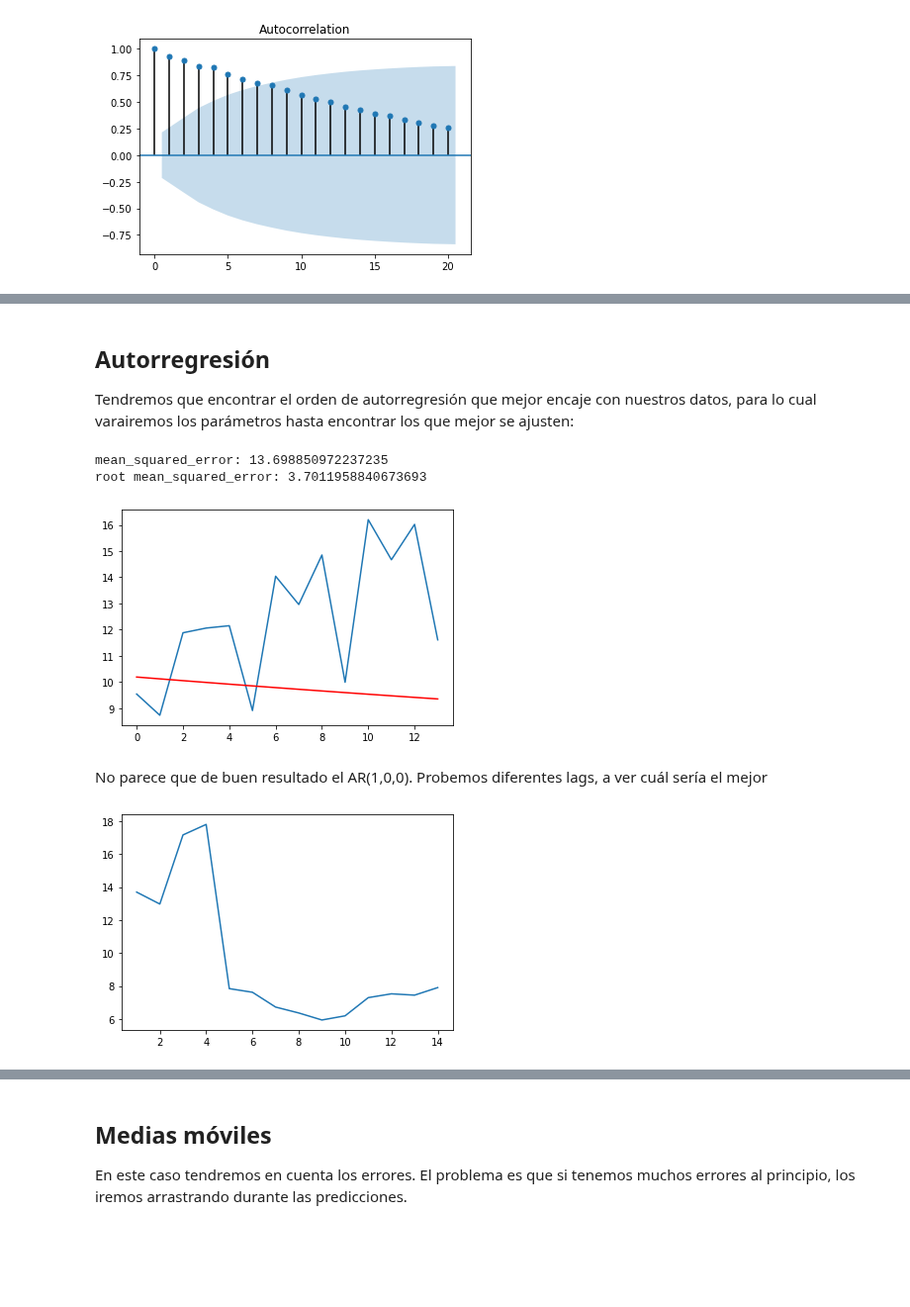
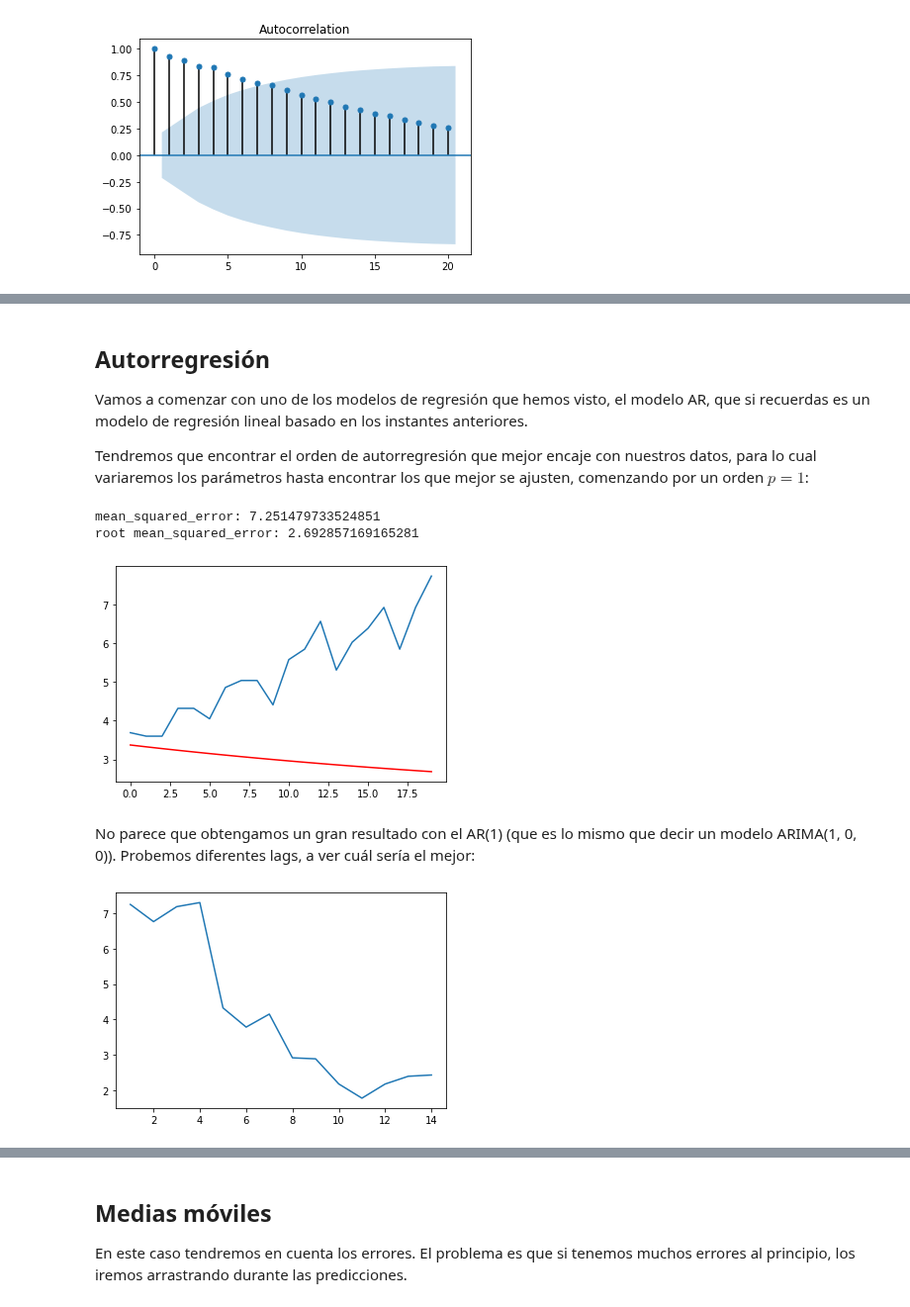
Before and after one commit to franciscocanon-thebridge/bootcamp_thebridge_PTSep20, a Jupyter notebook: Bloque 3 - Machine Learning/03_Time_Series/03_ARIMA.ipynb, the cells around one changed output, grey strips where cells are left out. Shown at 99% size. Saved outputs shown, nothing was run; the diff lists cells and outputs as text; code cells hidden in the pictures; blank space fills up the shorter version.

```diff
--- a/Bloque 3 - Machine Learning/03_Time_Series/03_ARIMA.ipynb
+++ b/Bloque 3 - Machine Learning/03_Time_Series/03_ARIMA.ipynb
@@ -118,7 +118,7 @@ from sklearn.metrics import mean_squared_error
 import warnings
 warnings.filterwarnings('ignore')
 # %%
-data = pd.read_csv('data/jj.csv', index_col=0)
+data = pd.read_csv("data/jj.csv", parse_dates=['date'], index_col='date')
 print(len(data))
 data.tail()
 # %% [output]
@@ -160,0 +152,15 @@ array([ 0.71,  0.63,  0.85,  0.44,  0.61,  0.69,  0.92,  0.55,  0.72,
+# %%
+X = data['data'].values
+
+# Calculamos los puntos de train y test:
+n_puntos_train = int(len(data)*0.5)
+n_puntos_test = len(data) - n_puntos_train
+# También nos creamos una serie de puntos para predecir a corto. Normalmente, esto no se hace, simplemente lo haremos aquí para observar y entender
+#el efecto del modelo:
+n_puntos_a_corto = 20
+
+train = X[:n_puntos_train]
+test = X[n_puntos_train:]
+test_a_corto = test[:n_puntos_a_corto]
+
+test_a_corto
@@ -161,24 +174,26 @@ array([ 0.71,  0.63,  0.85,  0.44,  0.61,  0.69,  0.92,  0.55,  0.72,
 # %% [markdown]
 ## Autorregresión
 
-Tendremos que encontrar el orden de autorregresión que mejor encaje con nuestros datos, para lo cual varairemos los parámetros hasta encontrar los que mejor se ajusten:
+Vamos a comenzar con uno de los modelos de regresión que hemos visto, el modelo AR, que si recuerdas es un modelo de regresión lineal basado en los instantes anteriores.
+
+Tendremos que encontrar el orden de autorregresión que mejor encaje con nuestros datos, para lo cual variaremos los parámetros hasta encontrar los que mejor se ajusten, comenzando por un orden $p=1$:
 # %%
 model_ar = ARIMA(order=(1, 0, 0))
 model_ar_fit = model_ar.fit(train)
 # %%
-predictions = model_ar_fit.predict(14)
-print("mean_squared_error:", mean_squared_error(test, predictions))
-print("root mean_squared_error:", np.sqrt(mean_squared_error(test, predictions)))
+predictions = model_ar_fit.predict(n_puntos_a_corto)
+print("mean_squared_error:", mean_squared_error(test_a_corto, predictions))
+print("root mean_squared_error:", np.sqrt(mean_squared_error(test_a_corto, predictions)))
 # %% [output]
-mean_squared_error: 13.698850972237235
-root mean_squared_error: 3.7011958840673693
+mean_squared_error: 7.251479733524851
+root mean_squared_error: 2.692857169165281
 # %%
-plt.plot(test)
+plt.plot(test_a_corto)
 plt.plot(predictions,color='red');
 # %% [output]
-[figure, old version]
+[figure, new version]
 # %% [markdown]
-No parece que de buen resultado el AR(1,0,0). Probemos diferentes lags, a ver cuál sería el mejor
+No parece que obtengamos un gran resultado con el AR(1) (que es lo mismo que decir un modelo ARIMA(1, 0, 0)). Probemos diferentes lags, a ver cuál sería el mejor:
 # %%
 lags = []
 mse = []
@@ -186,13 +201,13 @@ for lag in range(1, 15):
     try:
         model_ar = ARIMA(order=(lag, 0, 0))
         model_ar_fit = model_ar.fit(train)
-        predictions = model_ar_fit.predict(14)
+        predictions = model_ar_fit.predict(n_puntos_a_corto)
         lags.append(lag)
-        mse.append(mean_squared_error(test, predictions))
+        mse.append(mean_squared_error(test_a_corto, predictions))
 
     except:
         continue
 
 plt.plot(lags, mse);
 # %% [output]
-[figure, old version]
+[figure, new version]
```
Also changed, not shown: parts of 105 cells of this notebook, 4 other files.
